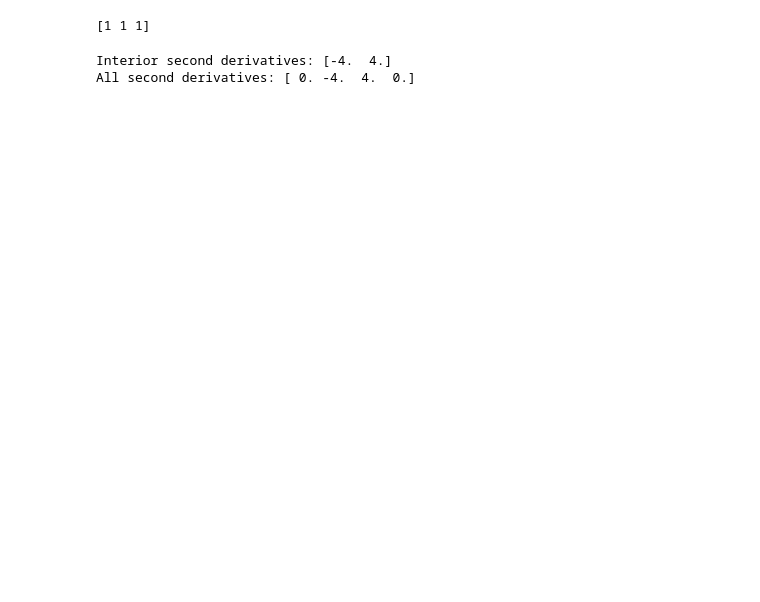
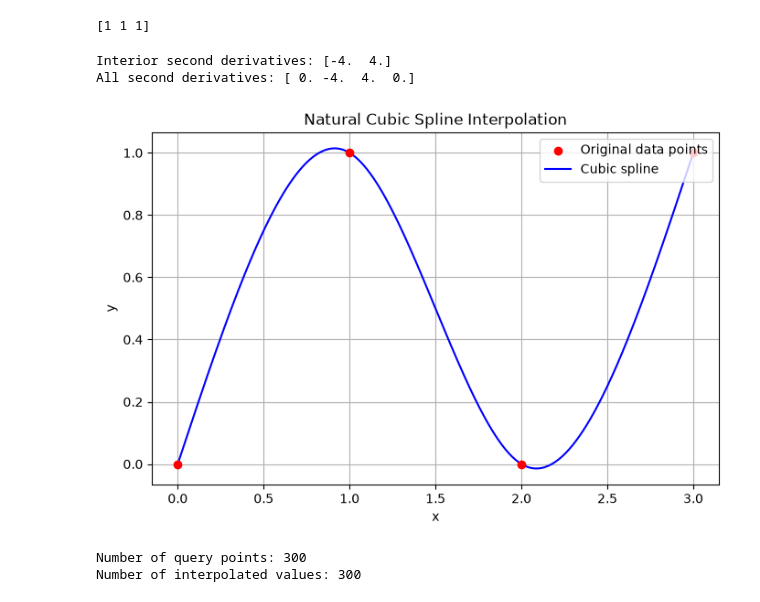
Before and after one commit to professional37-alt/Learning, a Jupyter notebook: Cubic spline(natural).ipynb, the cells around one changed output. Cells and saved outputs as stored; diff of their text form; code cells hidden in the pictures; blank space fills up the shorter version.

Commit message:
interolated for many points and ready for airfoil crosscheck

```diff
--- a/Cubic spline(natural).ipynb
+++ b/Cubic spline(natural).ipynb
@@ -13,6 +13,7 @@ import numpy as np
 
 x = np.array([0, 1, 2, 3])
 y = np.array([0, 1, 0, 1])
+
 
 n = len(x)
 h = np.diff(x)
@@ -29,30 +30,54 @@ for i in range(1, n - 1):
         A[row, row - 1] = h[i - 1]
     if i < n - 2:
         A[row, row + 1] = h[i]
 
 M_inner = np.linalg.solve(A, b)
 M = np.zeros(n)
 M[1:-1] = M_inner
 
 print("Interior second derivatives:", M_inner)
 print("All second derivatives:", M)
 
 def cubic_spline_value(x, y, h, M, xq):
 
     if xq < x[0] or xq > x[-1]:
         raise ValueError("Query point is outside the data range")
 
     i = np.searchsorted(x, xq) - 1 # Search the index of starting endpoint
     i = max(0, min(i, len(x) - 2)) # Restrict it to a valid interval
 
     S = (M[i] * (x[i + 1] - xq)**3 / (6 * h[i])
         + M[i + 1] * (xq - x[i])**3 / (6 * h[i])
         + (y[i] - M[i] * h[i]**2 / 6)
         * (x[i + 1] - xq) / h[i]
         + (y[i + 1] - M[i + 1] * h[i]**2 / 6)
         * (xq - x[i]) / h[i])
 
     return S
+
+xq = np.linspace(x[0], x[-1], 300)
+yq = np.array([cubic_spline_value(x, y, h, M, xq)for xq in xq])
+
+
+import matplotlib.pyplot as plt
+
+plt.figure(figsize=(8, 5))
+
+plt.scatter(x, y, color="red", label="Original data points", zorder=3)
+plt.plot(xq, yq, "b-", label="Cubic spline")
+
+plt.xlabel("x")
+plt.ylabel("y")
+plt.title("Natural Cubic Spline Interpolation")
+plt.grid(True)
+plt.legend()
+plt.show()
+
+print("Number of query points:", len(xq))
+print("Number of interpolated values:", len(yq))
 # %% [output]
 Interior second derivatives: [-4.  4.]
 All second derivatives: [ 0. -4.  4.  0.]
+[figure, added]
+Number of query points: 300
+Number of interpolated values: 300
```
